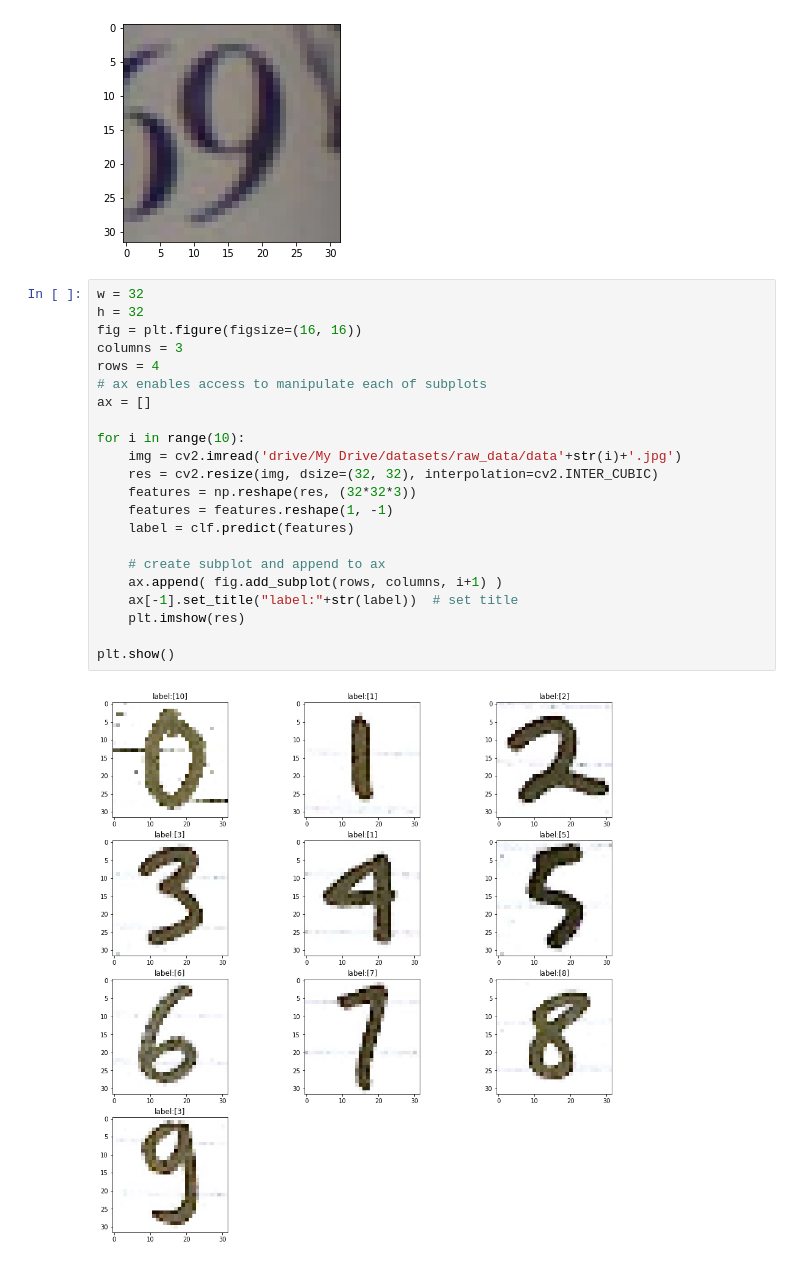
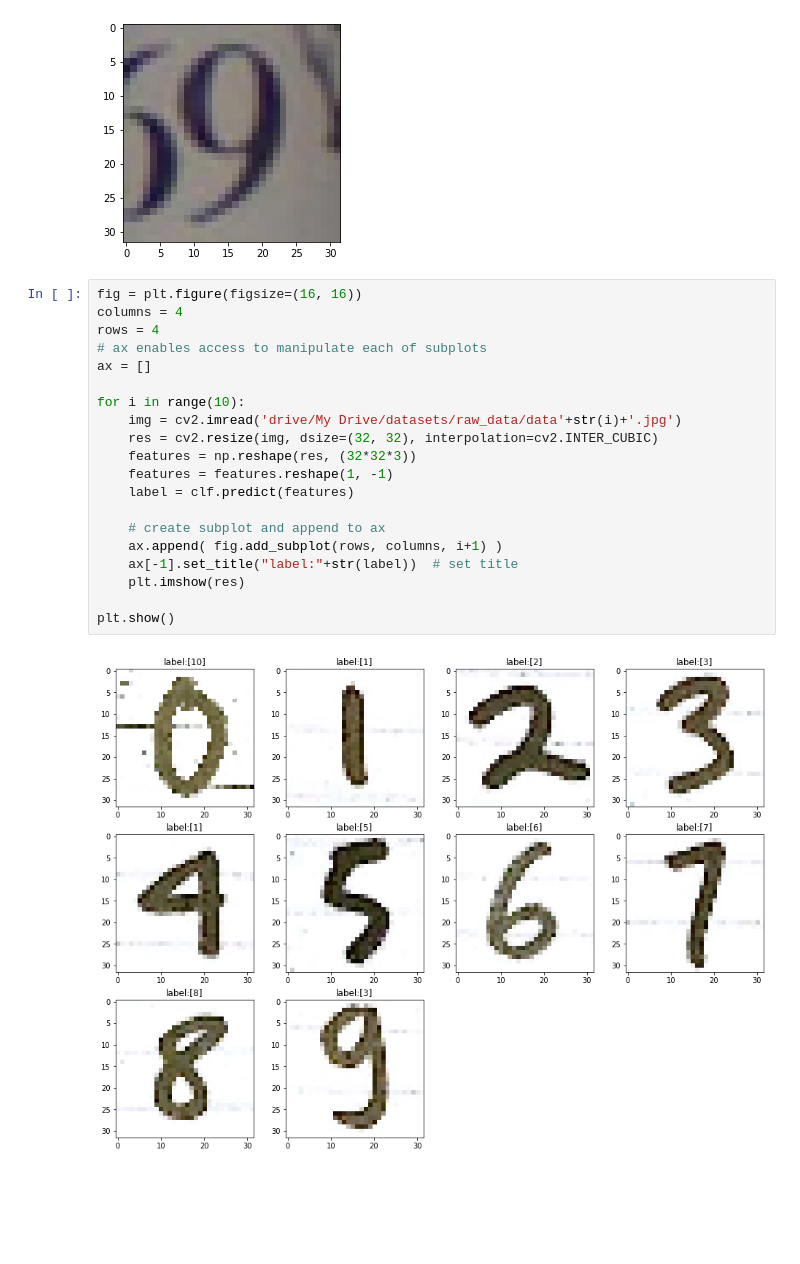
Before and after one commit to AndikaYudantara/Risreg, a Jupyter notebook: image_recognition_sklearn.ipynb, the cells around one changed output. Cells and saved outputs as stored; diff of their text form; blank space fills up the shorter version.

```diff
--- a/image_recognition_sklearn.ipynb
+++ b/image_recognition_sklearn.ipynb
@@ -145,26 +145,24 @@ print(hasil[img_index])
 9
 [figure]
 # %%
-w = 32
-h = 32
 fig = plt.figure(figsize=(16, 16))
-columns = 3
+columns = 4
 rows = 4
 # ax enables access to manipulate each of subplots
 ax = []
 
 for i in range(10):
     img = cv2.imread('drive/My Drive/datasets/raw_data/data'+str(i)+'.jpg')
     res = cv2.resize(img, dsize=(32, 32), interpolation=cv2.INTER_CUBIC)
     features = np.reshape(res, (32*32*3))
     features = features.reshape(1, -1)
     label = clf.predict(features)
 
     # create subplot and append to ax
     ax.append( fig.add_subplot(rows, columns, i+1) )
     ax[-1].set_title("label:"+str(label))  # set title
     plt.imshow(res)
 
 plt.show()
 # %% [output]
-[figure, old version]
+[figure, new version]
```
